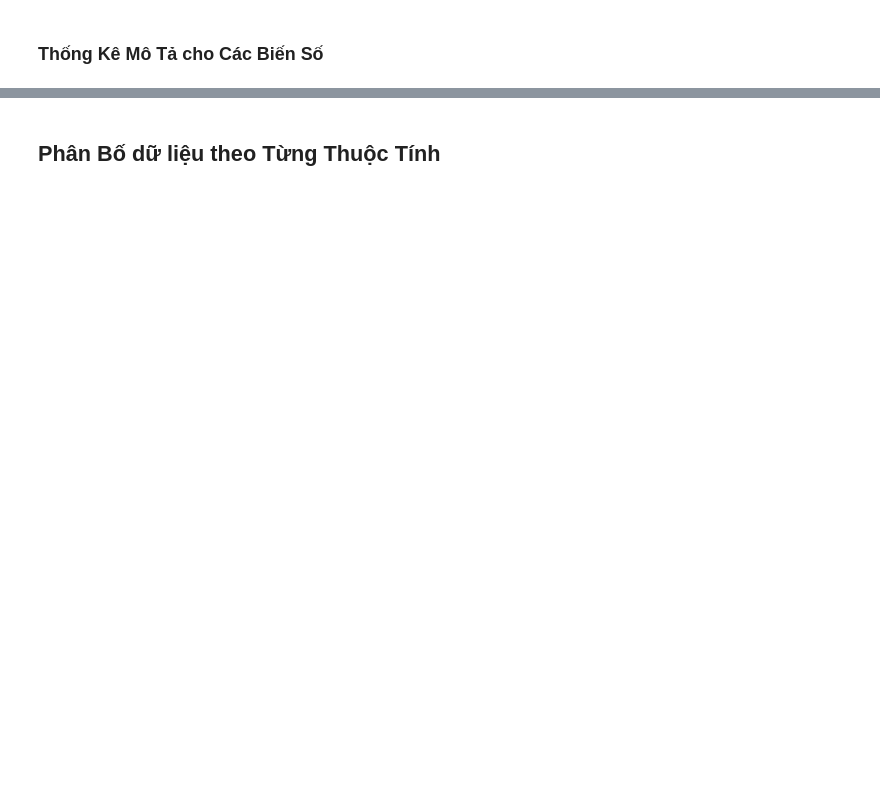
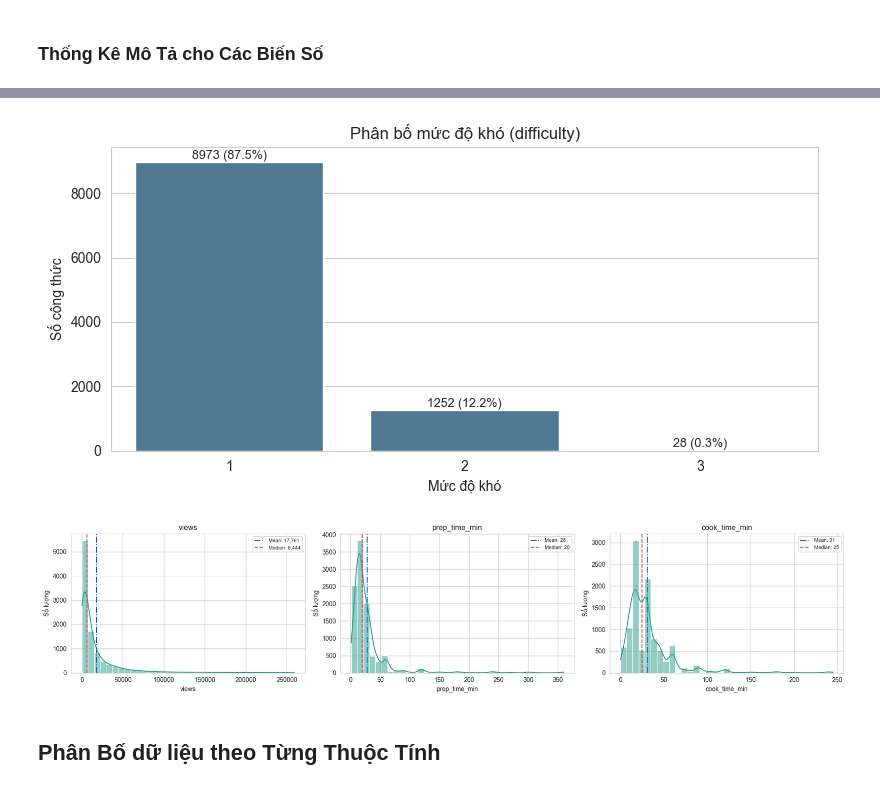
Before and after one commit to Shinoaki0145/Recipe-recommendation-system, a Jupyter notebook: pre_processing/EDA-after.ipynb, the cells around one changed output, grey strips where cells are left out. Drawn from its saved outputs; the diff is of its cells as text; code cells hidden in the pictures; blank space fills up the shorter version.

```diff
--- a/pre_processing/EDA-after.ipynb
+++ b/pre_processing/EDA-after.ipynb
@@ -217,3 +173,57 @@ views               13624.0  22410.667058  58996.408949  0.0  2063.5  6414.0  18
+# %%
+# Mục tiêu: thể hiện phân bố "điển hình" và mức độ lệch của các biến số
+numeric_cols = df_recipes.select_dtypes(include=[np.number]).columns.tolist()
+
+if numeric_cols:
+    # 1) Biến rời rạc difficulty -> countplot để thấy tỷ trọng lớp
+    if 'difficulty' in df_recipes.columns:
+        plt.figure(figsize=(8, 4))
+        order = sorted(df_recipes['difficulty'].dropna().unique())
+        ax = sns.countplot(data=df_recipes, x='difficulty', order=order, color='#457b9d')
+        total = len(df_recipes)
+        for p in ax.patches:
+            count = int(p.get_height())
+            pct = count * 100 / total
+            ax.annotate(f'{count} ({pct:.1f}%)',
+                        (p.get_x() + p.get_width() / 2, p.get_height()),
+                        ha='center', va='bottom', fontsize=9)
+        plt.title('Phân bố mức độ khó (difficulty)')
+        plt.xlabel('Mức độ khó')
+        plt.ylabel('Số công thức')
+        plt.tight_layout()
+        plt.show()
+
+    # 2) Biến liên tục lệch mạnh -> cắt ngưỡng 99% để nhìn rõ phần chính của dữ liệu
+    cont_cols = [c for c in ['views', 'prep_time_min', 'cook_time_min'] if c in numeric_cols]
+    if cont_cols:
+        n = len(cont_cols)
+        fig, axes = plt.subplots(1, n, figsize=(6 * n, 4))
+        if n == 1:
+            axes = [axes]
+
+        for ax, col in zip(axes, cont_cols):
+            s = df_recipes[col].dropna()
+            p99 = s.quantile(0.99)
+            s_clip = s[s <= p99]
+            mean_val = s_clip.mean()
+            median_val = s_clip.median()
+            p95 = s_clip.quantile(0.95)
+
+            sns.histplot(s_clip, bins=35, kde=True, ax=ax, color='#2a9d8f')
+            ax.axvline(mean_val, color="#0071dc", linestyle='-.', linewidth=1.5, label=f'Mean: {mean_val:,.0f}')
+            ax.axvline(median_val, color='#e63946', linestyle='--', linewidth=1.5, label=f'Median: {median_val:,.0f}')
+            ax.set_title(f'{col}')
+            ax.set_xlabel(col)
+            ax.set_ylabel('Số lượng')
+            ax.legend(fontsize=8)
+
+        plt.tight_layout()
+        plt.show()
+else:
+    print('Không có biến số để vẽ biểu đồ phân bố.')
+# %% [output]
+[figure, added]
+[figure, added]
 # %% [markdown]
 ## Phân Bố dữ liệu theo Từng Thuộc Tính
 # %%
```
Also changed, not shown: parts of 15 cells of this notebook.
